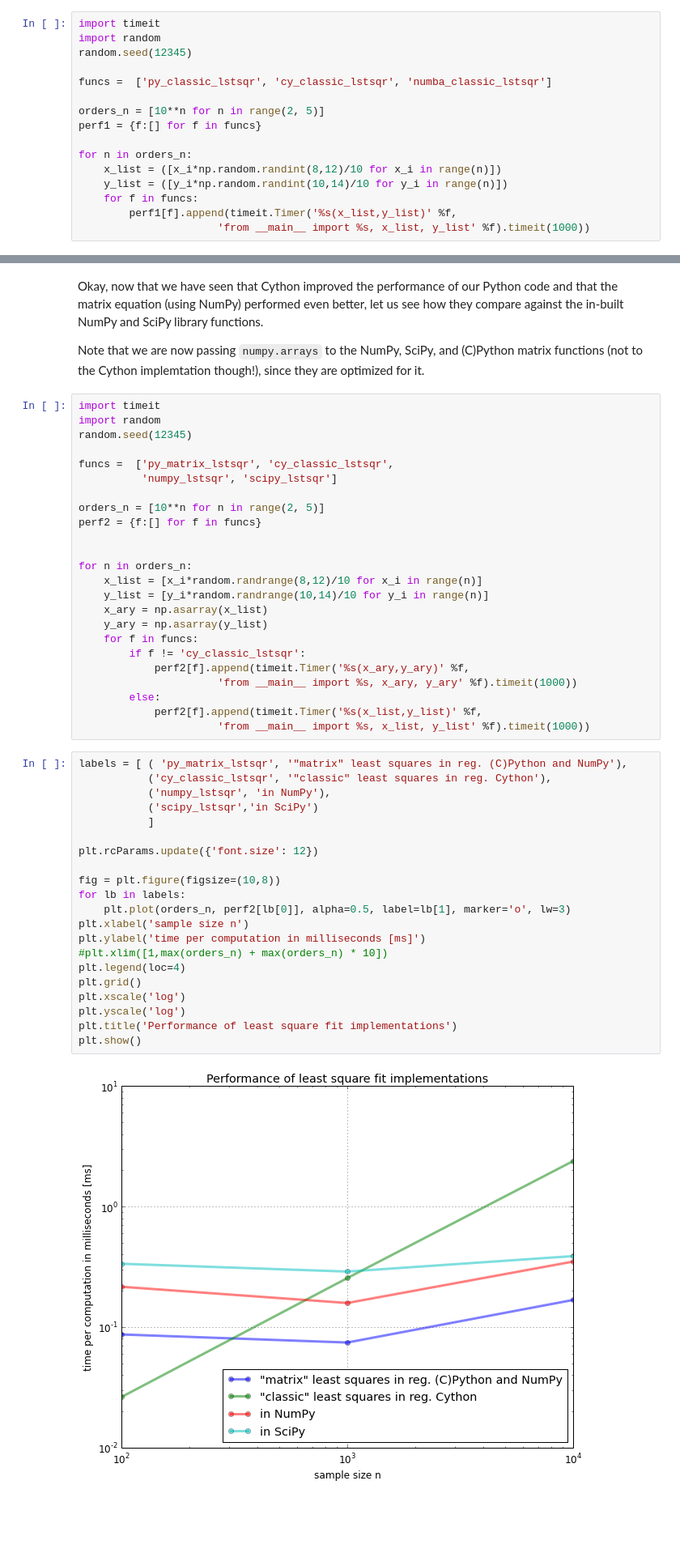
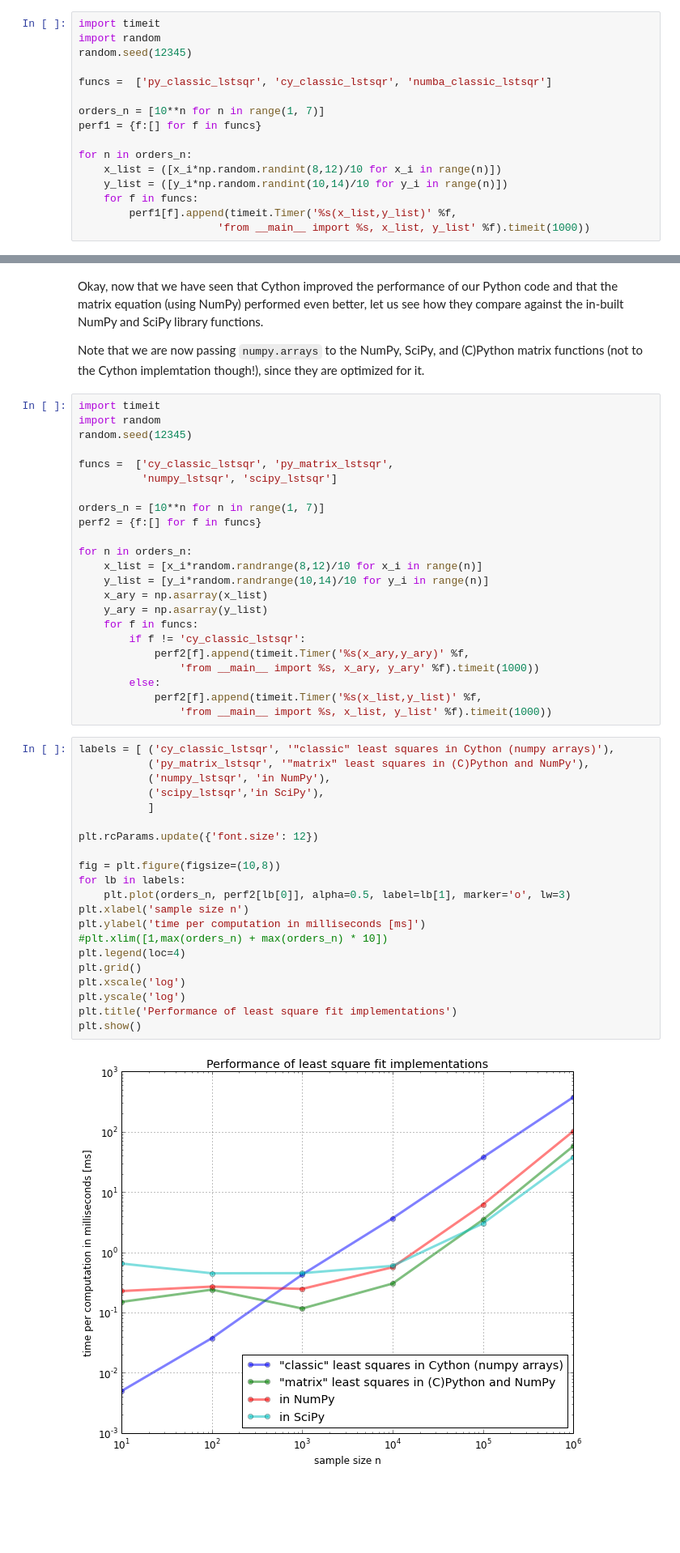
Before and after one commit to rasbt/python_reference, a Jupyter notebook: benchmarks/cython_least_squares.ipynb, the cells around one changed output, grey strips where cells are left out. Shown at 81% size. Cells and saved outputs as stored; diff of their text form.

Commit message:
upd cython article

```diff
--- a/benchmarks/cython_least_squares.ipynb
+++ b/benchmarks/cython_least_squares.ipynb
@@ -343,7 +343,7 @@ random.seed(12345)
 
 funcs =  ['py_classic_lstsqr', 'cy_classic_lstsqr', 'numba_classic_lstsqr']
 
-orders_n = [10**n for n in range(2, 5)]
+orders_n = [10**n for n in range(1, 7)]
 perf1 = {f:[] for f in funcs}
 
 for n in orders_n:
@@ -401,12 +401,11 @@ import timeit
 import random
 random.seed(12345)
 
-funcs =  ['py_matrix_lstsqr', 'cy_classic_lstsqr',
+funcs =  ['cy_classic_lstsqr', 'py_matrix_lstsqr',
           'numpy_lstsqr', 'scipy_lstsqr']
 
-orders_n = [10**n for n in range(2, 5)]
+orders_n = [10**n for n in range(1, 7)]
 perf2 = {f:[] for f in funcs}
-
 
 for n in orders_n:
     x_list = [x_i*random.randrange(8,12)/10 for x_i in range(n)]
@@ -416,33 +415,33 @@ for n in orders_n:
     for f in funcs:
         if f != 'cy_classic_lstsqr':
             perf2[f].append(timeit.Timer('%s(x_ary,y_ary)' %f,
-                      'from __main__ import %s, x_ary, y_ary' %f).timeit(1000))
+                'from __main__ import %s, x_ary, y_ary' %f).timeit(1000))
         else:
             perf2[f].append(timeit.Timer('%s(x_list,y_list)' %f,
-                      'from __main__ import %s, x_list, y_list' %f).timeit(1000))
+                'from __main__ import %s, x_list, y_list' %f).timeit(1000))
 # %%
-labels = [ ( 'py_matrix_lstsqr', '"matrix" least squares in reg. (C)Python and NumPy'),
-           ('cy_classic_lstsqr', '"classic" least squares in reg. Cython'),
+labels = [ ('cy_classic_lstsqr', '"classic" least squares in Cython (numpy arrays)'),
+           ('py_matrix_lstsqr', '"matrix" least squares in (C)Python and NumPy'),
            ('numpy_lstsqr', 'in NumPy'),
-           ('scipy_lstsqr','in SciPy')
+           ('scipy_lstsqr','in SciPy'),
            ]
 
 plt.rcParams.update({'font.size': 12})
 
 fig = plt.figure(figsize=(10,8))
 for lb in labels:
     plt.plot(orders_n, perf2[lb[0]], alpha=0.5, label=lb[1], marker='o', lw=3)
 plt.xlabel('sample size n')
 plt.ylabel('time per computation in milliseconds [ms]')
 #plt.xlim([1,max(orders_n) + max(orders_n) * 10])
 plt.legend(loc=4)
 plt.grid()
 plt.xscale('log')
 plt.yscale('log')
 plt.title('Performance of least square fit implementations')
 plt.show()
 # %% [output]
-[figure, old version]
+[figure, new version]
 # %% [markdown]
 <a name="cython_bonus"></a>
 <br>
```
Also changed, not shown: parts of 1 cell of this notebook.
